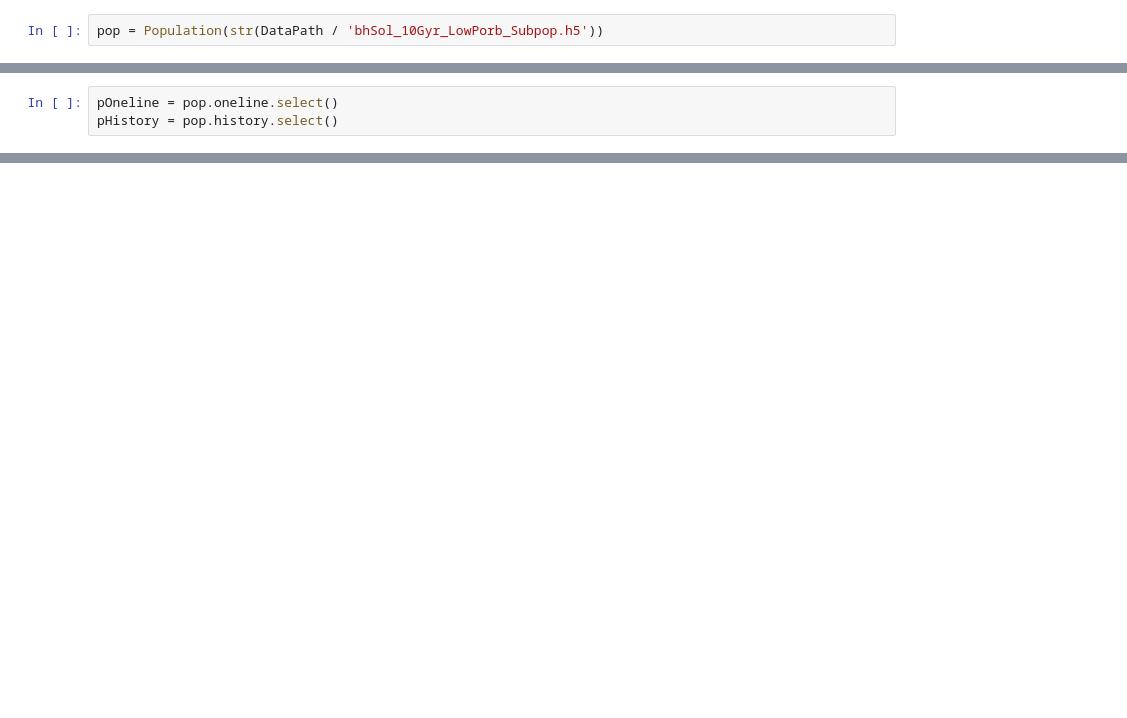
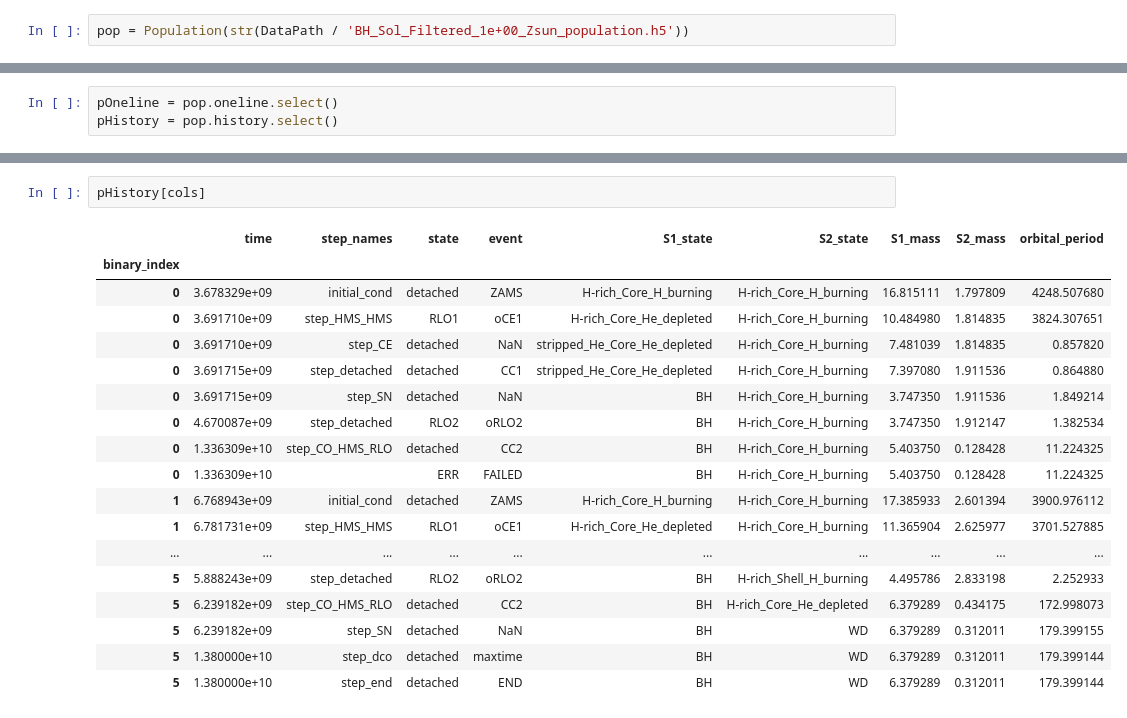
Before and after one commit to PiersonLip/solarBHs, a Jupyter notebook: Notebooks/BHSolGraphing.ipynb, the cells around one changed output, grey strips where cells are left out. Cells and saved outputs as stored; diff of their text form; blank space fills up the shorter version.

```diff
--- a/Notebooks/BHSolGraphing.ipynb
+++ b/Notebooks/BHSolGraphing.ipynb
@@ -79,2 +101,2 @@ def basicColHist(df, var:str, title:str|None = None, xLabel:str|None = None, sav
 # %%
-pop = Population(str(DataPath / 'bhSol_10Gyr_LowPorb_Subpop.h5'))
+pop = Population(str(DataPath / 'BH_Sol_Filtered_1e+00_Zsun_population.h5'))
@@ -109,0 +129,21 @@ bhSolRows[bhSolRows['S2_mass'] < 2.3][cols]
+# %%
+pHistory[cols]
+# %% [output]
+|  | time | step_names | state | event | S1_state | S2_state | S1_mass | S2_mass | orbital_period |
+| binary_index |  |  |  |  |  |  |  |  |  |
+| 0 | 3.678329e+09 | initial_cond | detached | ZAMS | H-rich_Core_H_burning | H-rich_Core_H_burning | 16.815111 | 1.797809 | 4248.507680 |
+| 0 | 3.691710e+09 | step_HMS_HMS | RLO1 | oCE1 | H-rich_Core_He_depleted | H-rich_Core_H_burning | 10.484980 | 1.814835 | 3824.307651 |
+| 0 | 3.691710e+09 | step_CE | detached | NaN | stripped_He_Core_He_depleted | H-rich_Core_H_burning | 7.481039 | 1.814835 | 0.857820 |
+| 0 | 3.691715e+09 | step_detached | detached | CC1 | stripped_He_Core_He_depleted | H-rich_Core_H_burning | 7.397080 | 1.911536 | 0.864880 |
+| 0 | 3.691715e+09 | step_SN | detached | NaN | BH | H-rich_Core_H_burning | 3.747350 | 1.911536 | 1.849214 |
+| 0 | 4.670087e+09 | step_detached | RLO2 | oRLO2 | BH | H-rich_Core_H_burning | 3.747350 | 1.912147 | 1.382534 |
+| 0 | 1.336309e+10 | step_CO_HMS_RLO | detached | CC2 | BH | H-rich_Core_H_burning | 5.403750 | 0.128428 | 11.224325 |
+| 0 | 1.336309e+10 |  | ERR | FAILED | BH | H-rich_Core_H_burning | 5.403750 | 0.128428 | 11.224325 |
+| 1 | 6.768943e+09 | initial_cond | detached | ZAMS | H-rich_Core_H_burning | H-rich_Core_H_burning | 17.385933 | 2.601394 | 3900.976112 |
+| 1 | 6.781731e+09 | step_HMS_HMS | RLO1 | oCE1 | H-rich_Core_He_depleted | H-rich_Core_H_burning | 11.365904 | 2.625977 | 3701.527885 |
+| ... | ... | ... | ... | ... | ... | ... | ... | ... | ... |
+| 5 | 5.888243e+09 | step_detached | RLO2 | oRLO2 | BH | H-rich_Shell_H_burning | 4.495786 | 2.833198 | 2.252933 |
+| 5 | 6.239182e+09 | step_CO_HMS_RLO | detached | CC2 | BH | H-rich_Core_He_depleted | 6.379289 | 0.434175 | 172.998073 |
+| 5 | 6.239182e+09 | step_SN | detached | NaN | BH | WD | 6.379289 | 0.312011 | 179.399155 |
+| 5 | 1.380000e+10 | step_dco | detached | maxtime | BH | WD | 6.379289 | 0.312011 | 179.399144 |
+| 5 | 1.380000e+10 | step_end | detached | END | BH | WD | 6.379289 | 0.312011 | 179.399144 |
```
Also changed, not shown: parts of 13 cells of this notebook, 12 other files.
